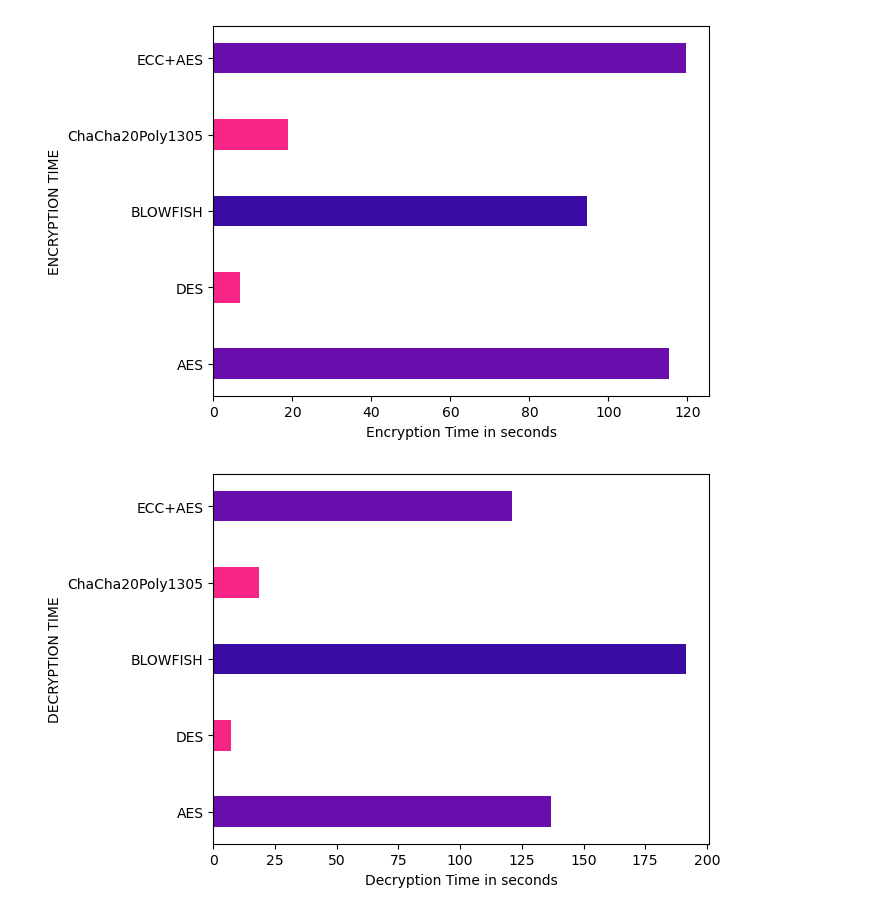
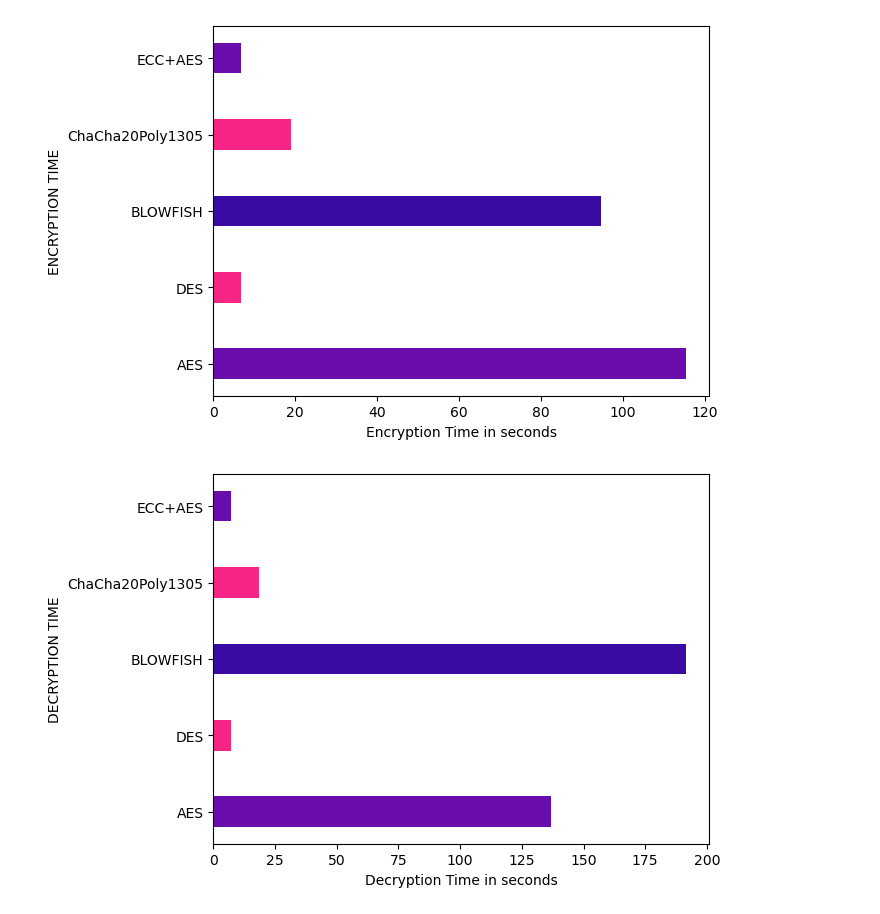
Before and after one commit to Akashrp512/FINAL_PROJECT, a Jupyter notebook: graph.ipynb, the cells around one changed output. Cells and saved outputs as stored; diff of their text form; code cells hidden in the pictures.

```diff
--- a/graph.ipynb
+++ b/graph.ipynb
@@ -46,38 +46,38 @@ import matplotlib.pyplot as plt
 
 # Encryption time
 x = ['AES', 'DES', 'BLOWFISH', 'ChaCha20Poly1305', 'ECC+AES']
-y = [115.2802, 6.6622, 94.507, 18.8782, 119.5780]
+y = [115.2802, 6.6622, 94.507, 18.8782, 6.7792]
 colors = ["#6a0dad", "#f72585", "#3a0ca3", '#f72585', "#6a0dad"]
 fig, ax = plt.subplots()
 plt.barh(y=range(len(x)), tick_label=x, width=y, height=0.4, color=colors);
 ax.set(xlabel="Encryption Time in seconds", ylabel="ENCRYPTION TIME");
 
 # Decryption time
 x = ['AES', 'DES', 'BLOWFISH', 'ChaCha20Poly1305', 'ECC+AES']
-y = [136.9470, 7.3256, 191.4316, 18.4601, 121.1504]
+y = [136.9470, 7.3256, 191.4316, 18.4601, 7.1068]
 colors = ["#6a0dad", "#f72585", "#3a0ca3", '#f72585', "#6a0dad"]
 fig, ax = plt.subplots()
 plt.barh(y=range(len(x)), tick_label=x, width=y, height=0.4, color=colors);
 ax.set(xlabel="Decryption Time in seconds", ylabel="DECRYPTION TIME");
 
 # Memory usage
 x = ['AES', 'DES', 'BLOWFISH', 'ChaCha20Poly1305', 'ECC+AES']
 y = [84.10, 91.20, 81.50, 87.90, 84.80]
 colors = ["#6a0dad", "#f72585", "#3a0ca3", '#f72585', "#6a0dad"]
 fig, ax = plt.subplots()
 plt.barh(y=range(len(x)), tick_label=x, width=y, height=0.4, color=colors);
 ax.set(xlabel="Memory Usage in percentage", ylabel="MEMORY USAGE");
 
 # CPU Usage
 x = ['AES', 'DES', 'BLOWFISH', 'ChaCha20Poly1305', 'ECC+AES']
 y = [15.60, 13.40, 12.50, 18.4601, 12.90]
 colors = ["#6a0dad", "#f72585", "#3a0ca3", '#f72585', "#6a0dad"]
 fig, ax = plt.subplots()
 plt.barh(y=range(len(x)), tick_label=x, width=y, height=0.4, color=colors);
 ax.set(xlabel="CPU Usage in percentage", ylabel="CPU USAGE");
 # %% [output]
-[figure, old version]
+[figure, new version]
-[figure, old version]
+[figure, new version]
 [figure]
 [figure]
 # %%
```
Also changed, not shown: parts of 3 cells of this notebook, 3 other files.
